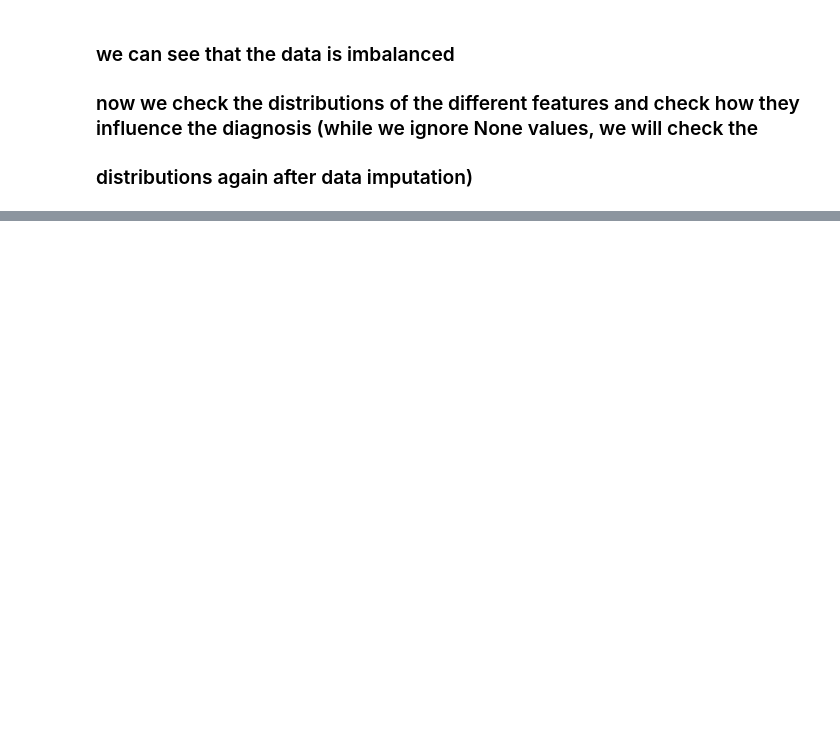
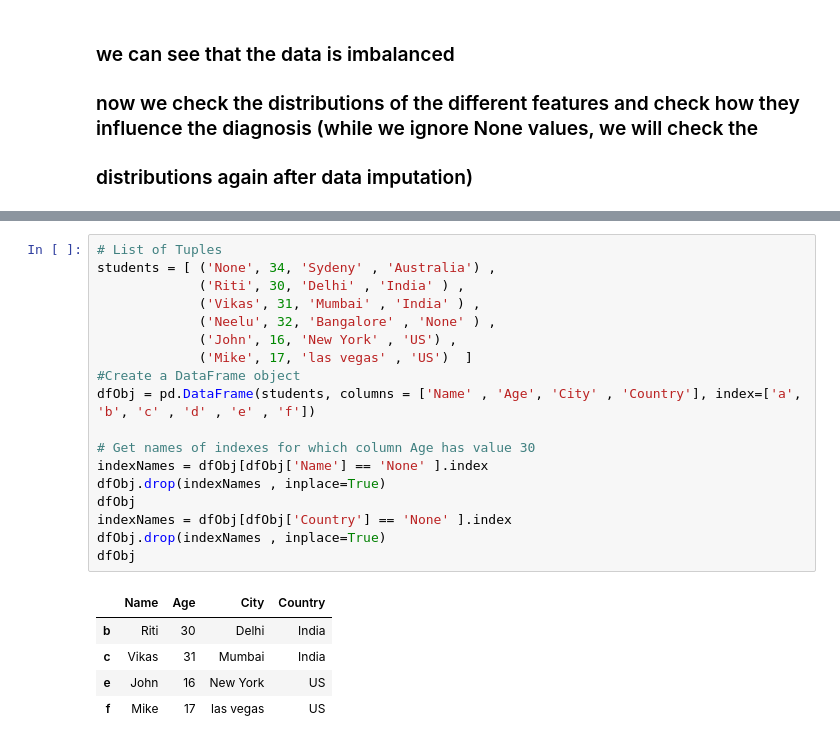
Before and after one commit to NirLalum/corona-diagnosis, a Jupyter notebook: covid_pred.ipynb, the cells around one changed output, grey strips where cells are left out. Cells and saved outputs as stored; diff of their text form; blank space fills up the shorter version.

```diff
--- a/covid_pred.ipynb
+++ b/covid_pred.ipynb
@@ -162,0 +182,24 @@ fig.tight_layout()
+# %%
+# List of Tuples
+students = [ ('None', 34, 'Sydeny' , 'Australia') ,
+             ('Riti', 30, 'Delhi' , 'India' ) ,
+             ('Vikas', 31, 'Mumbai' , 'India' ) ,
+             ('Neelu', 32, 'Bangalore' , 'None' ) ,
+             ('John', 16, 'New York' , 'US') ,
+             ('Mike', 17, 'las vegas' , 'US')  ]
+#Create a DataFrame object
+dfObj = pd.DataFrame(students, columns = ['Name' , 'Age', 'City' , 'Country'], index=['a', 'b', 'c' , 'd' , 'e' , 'f'])
+
+# Get names of indexes for which column Age has value 30
+indexNames = dfObj[dfObj['Name'] == 'None' ].index
+dfObj.drop(indexNames , inplace=True)
+dfObj
+indexNames = dfObj[dfObj['Country'] == 'None' ].index
+dfObj.drop(indexNames , inplace=True)
+dfObj
+# %% [output]
+|  | Name | Age | City | Country |
+| b | Riti | 30 | Delhi | India |
+| c | Vikas | 31 | Mumbai | India |
+| e | John | 16 | New York | US |
+| f | Mike | 17 | las vegas | US |
```
Also changed, not shown: parts of 3 cells of this notebook, 1 other file.
